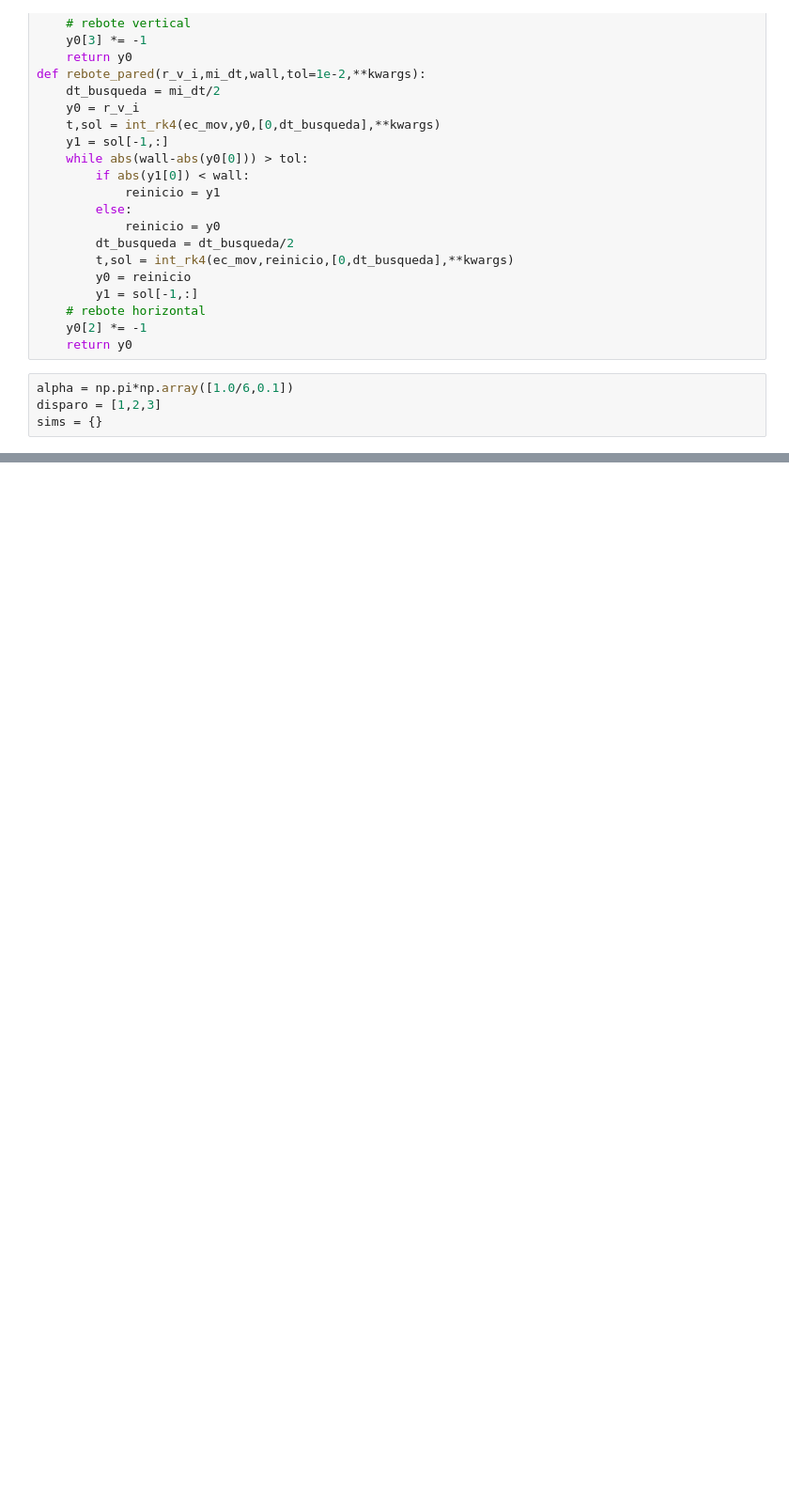
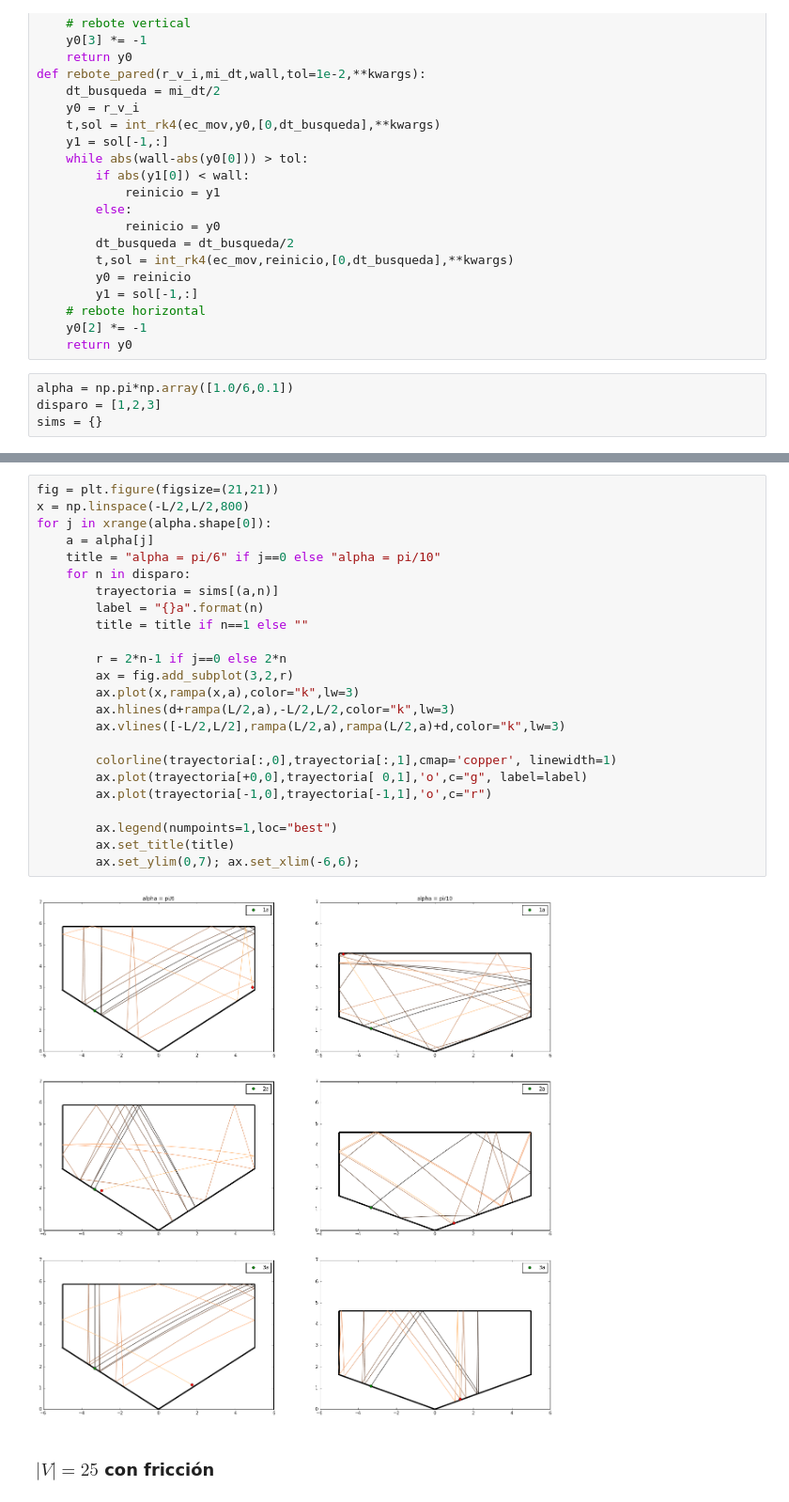
Before and after one commit to jeronimozc/FisicaComputacional_2017-1, a Jupyter notebook: Ex1/Problema_3.ipynb, the cells around one changed output, grey strips where cells are left out. Shown at 94% size. Saved outputs shown, nothing was run; the diff lists cells and outputs as text; blank space fills up the shorter version.

```diff
--- a/Ex1/Problema_3.ipynb
+++ b/Ex1/Problema_3.ipynb
@@ -201,0 +307,28 @@ for j in xrange(alpha.shape[0]):
+# %%
+fig = plt.figure(figsize=(21,21))
+x = np.linspace(-L/2,L/2,800)
+for j in xrange(alpha.shape[0]):
+    a = alpha[j]
+    title = "alpha = pi/6" if j==0 else "alpha = pi/10"
+    for n in disparo:
+        trayectoria = sims[(a,n)]
+        label = "{}a".format(n)
+        title = title if n==1 else ""
+
+        r = 2*n-1 if j==0 else 2*n
+        ax = fig.add_subplot(3,2,r)
+        ax.plot(x,rampa(x,a),color="k",lw=3)
+        ax.hlines(d+rampa(L/2,a),-L/2,L/2,color="k",lw=3)
+        ax.vlines([-L/2,L/2],rampa(L/2,a),rampa(L/2,a)+d,color="k",lw=3)
+
+        colorline(trayectoria[:,0],trayectoria[:,1],cmap='copper', linewidth=1)
+        ax.plot(trayectoria[+0,0],trayectoria[ 0,1],'o',c="g", label=label)
+        ax.plot(trayectoria[-1,0],trayectoria[-1,1],'o',c="r")
+
+        ax.legend(numpoints=1,loc="best")
+        ax.set_title(title)
+        ax.set_ylim(0,7); ax.set_xlim(-6,6);
+# %% [output]
+[figure, added]
+# %% [markdown]
+### $|V|=25$ con fricción
```
Also changed, not shown: parts of 23 cells of this notebook, 9 other files.
